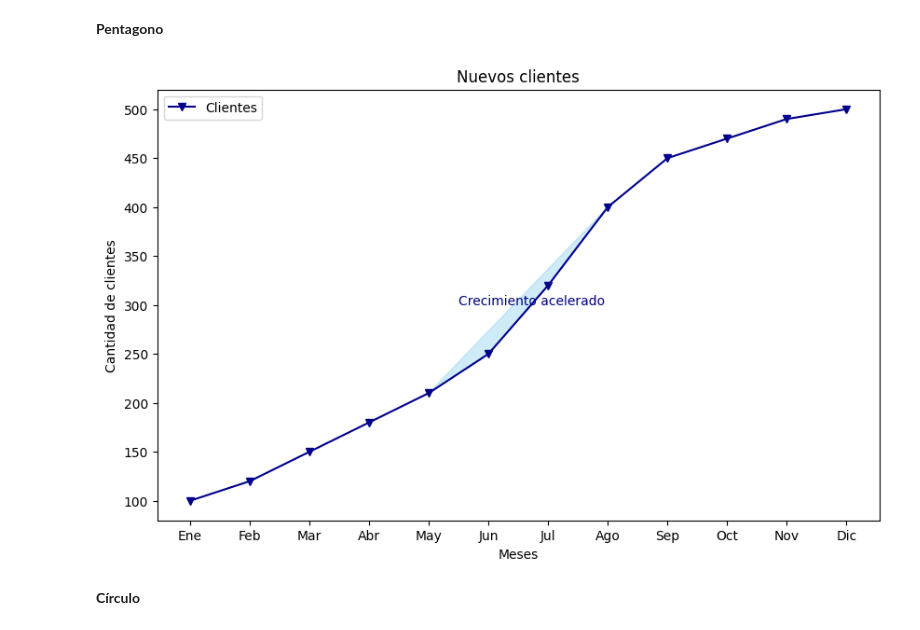
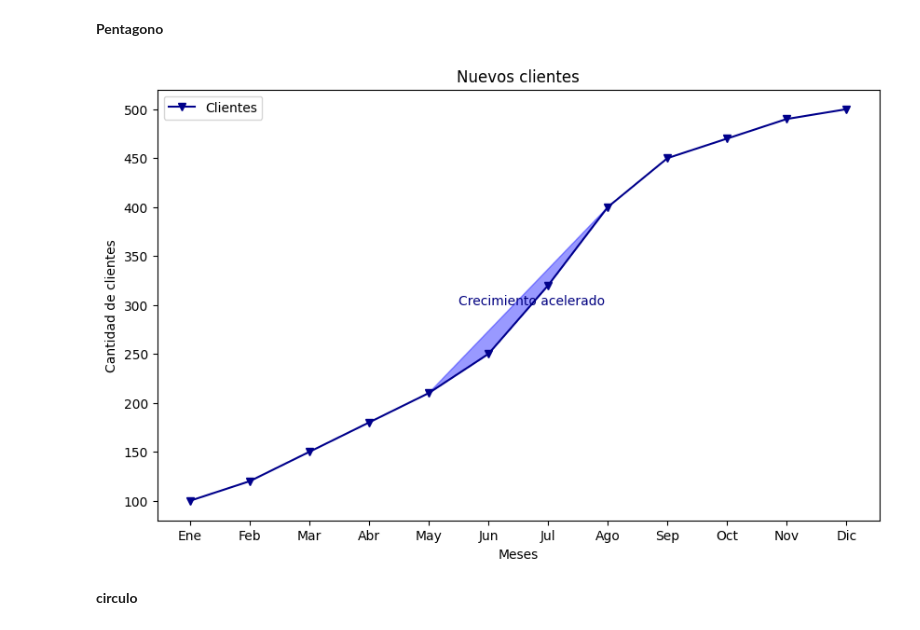
Before and after one commit to Monica-Restrepo/Graficos, a Jupyter notebook: Matplotlib.ipynb, the cells around one changed output. Saved outputs shown, nothing was run; the diff lists cells and outputs as text; code cells hidden in the pictures.

```diff
--- a/Matplotlib.ipynb
+++ b/Matplotlib.ipynb
@@ -625,28 +625,28 @@ plt.show()
 # %%
 meses = np.arange(1,13)
 usuarios = [100, 120, 150, 180, 210, 250, 320, 400, 450, 470, 490, 500]
 fig, ax = plt.subplots(figsize=(10,6))
 ax.plot(meses,usuarios, marker='v', color='darkblue', label='Clientes')
 
 # Poligono para un área en crecimiento
-pgon = plt.Polygon([[5,210], [6,250], [7,320], [8,400]], color='skyblue', alpha=0.4)
+pgon = plt.Polygon([[5,210], [6,250], [7,320], [8,400]], color='blue', alpha=0.4)
 ax.add_patch(pgon)
 
 # Anotación simple
 ax.text(5.5,300, 'Crecimiento acelerado', fontsize=10, color='navy')
 
 # Personalización
 ax.set_xticks(meses)
 ax.set_xticklabels(['Ene', 'Feb', 'Mar', 'Abr', 'May', 'Jun', 'Jul', 'Ago', 'Sep', 'Oct', 'Nov', 'Dic'])
 ax.set_xlabel('Meses')
 ax.set_ylabel('Cantidad de clientes')
 ax.set_title('Nuevos clientes')
 ax.legend()
 plt.show()
 # %% [output]
-[figure, old version]
+[figure, new version]
 # %% [markdown]
- **Círculo**
+**circulo**
 # %%
 meses = np.arange(1,13)
 ventas = [300, 320, 310, 330, 340, 250, 360, 370, 390, 400, 410, 430]
```
Also changed, not shown: parts of 3 cells of this notebook.
